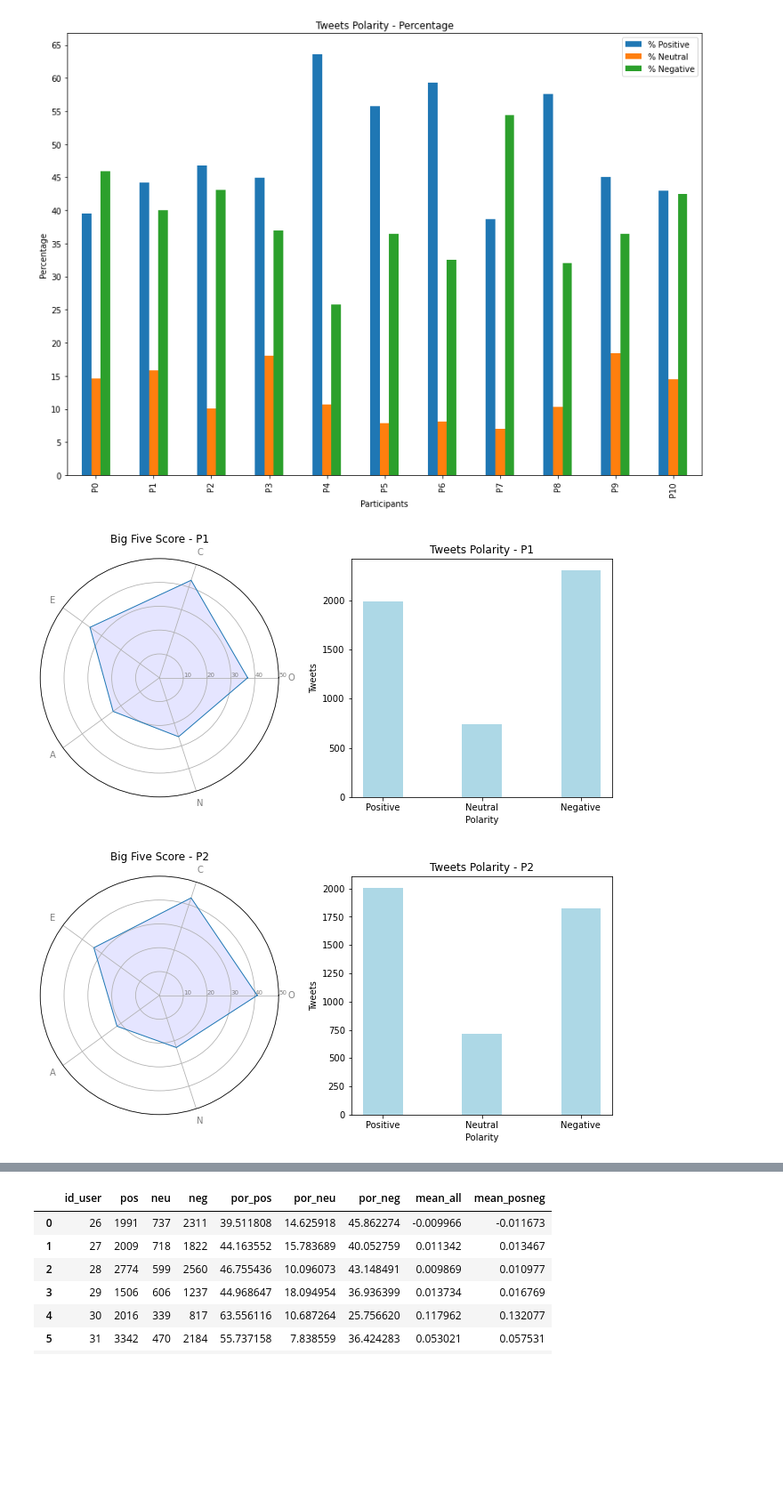
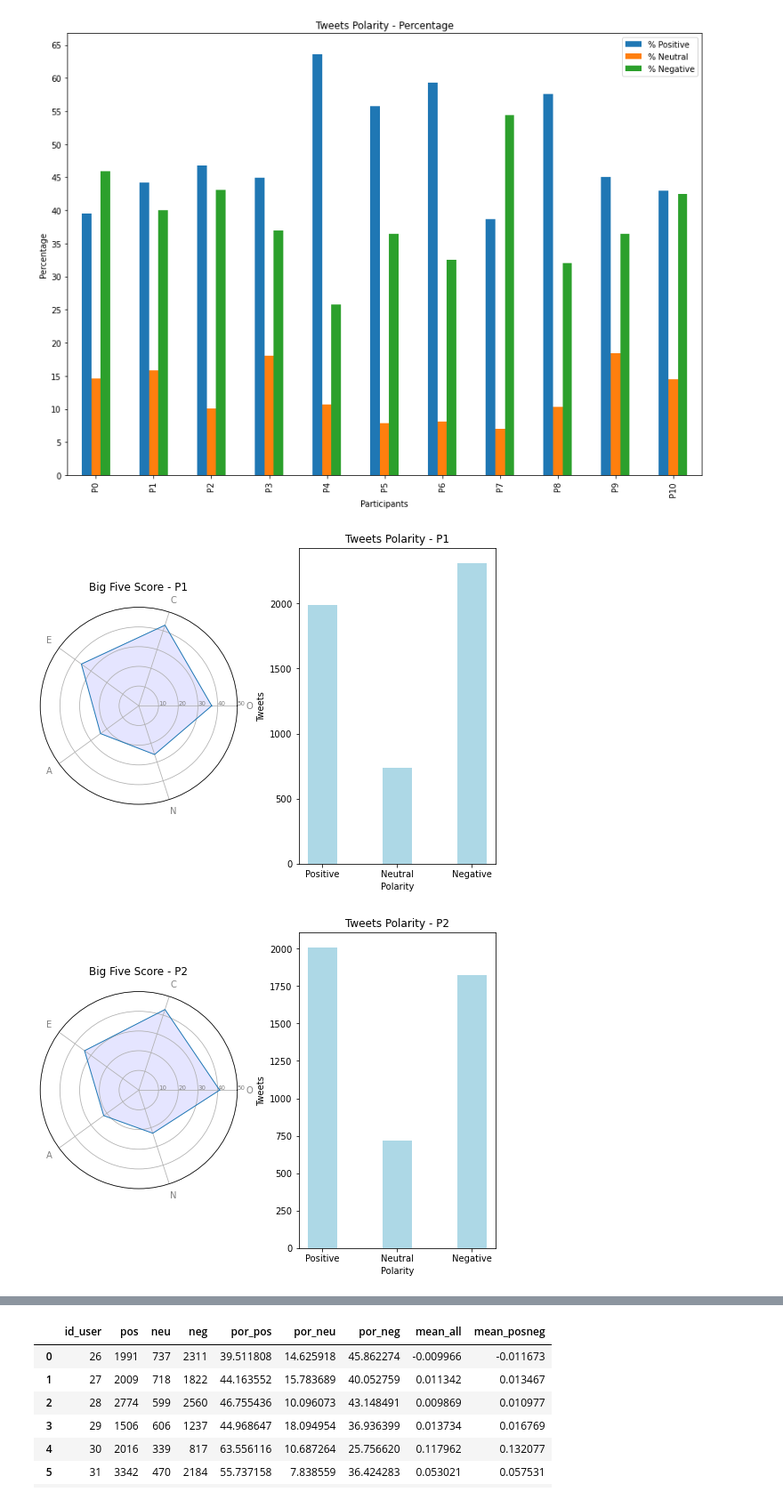
Before and after one commit to leosilva/peerj_computer_science_2022, a Jupyter notebook: Notebooks/Charts - Polarity Scores.ipynb, the cells around one changed output, grey strips where cells are left out. Shown at 89% size. Drawn from its saved outputs; the diff is of its cells as text; code cells hidden in the pictures; blank space fills up the shorter version.

Commit message:
inicio da implementacao de nova visualizacao

```diff
--- a/Notebooks/Charts - Polarity Scores.ipynb
+++ b/Notebooks/Charts - Polarity Scores.ipynb
@@ -363,7 +363,7 @@ for i in bigfive:
     angles += angles[:1]
 
 
-    fig = plt.figure(figsize=(10, 5))
+    fig = plt.figure(figsize=(8, 6))
     gs = GridSpec(nrows=1, ncols=2)
 
     # Initialise the spider plot
@@ -388,32 +388,32 @@ for i in bigfive:
 
 #     plt.tight_layout()
 
     # Show the graph
 #     plt.show()
 
     plt.subplot(122)
 
     y_range = range(0,6001, 500)
 
     d = {"Positive": int(df_chart.query('id_user == {}'.format(i))['pos']),
          "Neutral": int(df_chart.query('id_user == {}'.format(i))['neu']),
          "Negative": int(df_chart.query('id_user == {}'.format(i))['neg'])}
 
 #     plt.figure(figsize = (8, 6))
 
     plt.tight_layout(pad=2.8)
 #     plt.subplot_tool()
 
     # creating the bar plot
     plt.bar(d.keys(), d.values(), width = 0.4, color = 'lightblue')
 
     plt.title('Tweets Polarity - P{}'.format(count))
     plt.xlabel('Polarity')
     plt.ylabel('Tweets')
 
     plt.show()
 
     count += 1
 # %% [output]
-[figure, old version]
+[figure, new version]
-[figure, old version]
+[figure, new version]
```
Also changed, not shown: parts of 2 cells of this notebook.
